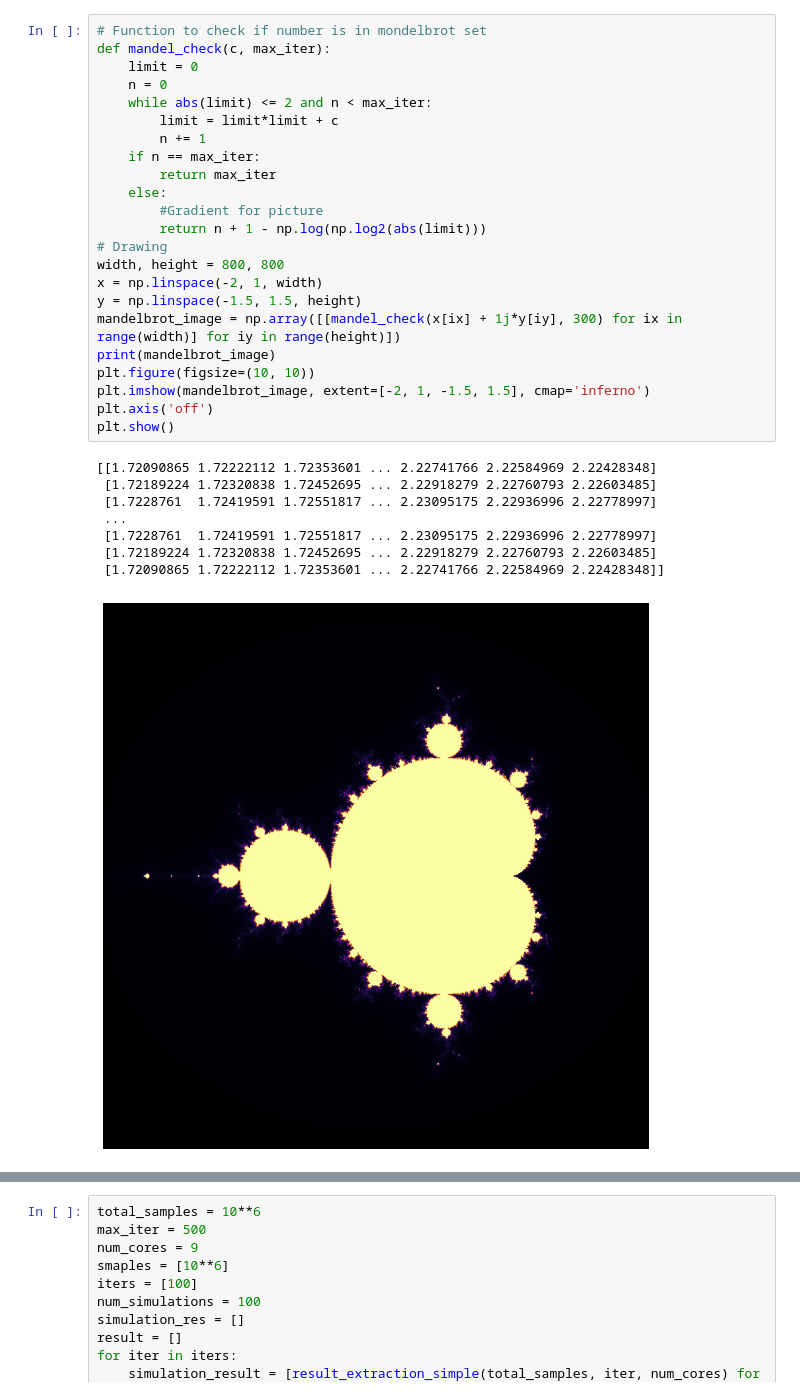
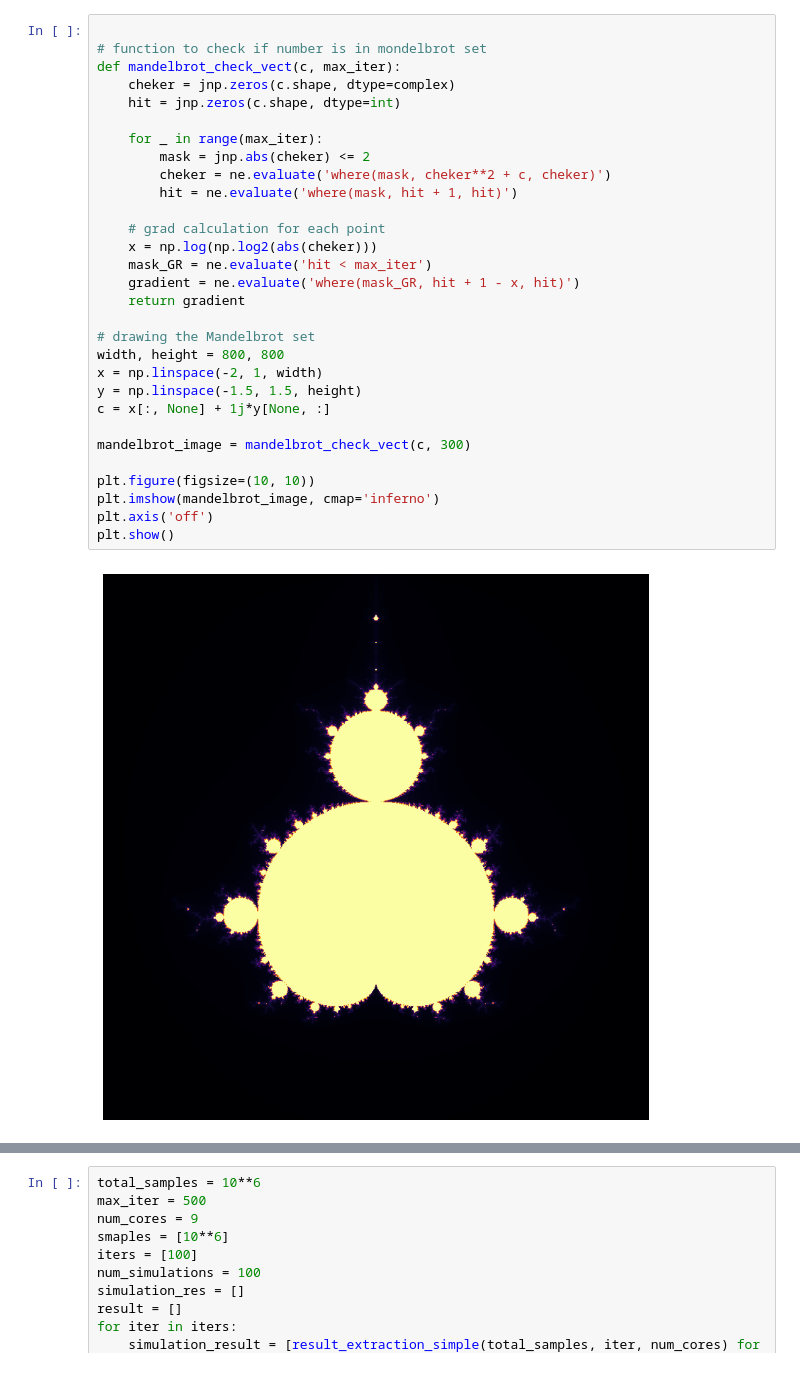
Before and after one commit to iliasoroka1/mandelbrot_area_mtc, a Jupyter notebook: Ass1.ipynb, the cells around one changed output, grey strips where cells are left out. Saved outputs shown, nothing was run; the diff lists cells and outputs as text.

```diff
--- a/Ass1.ipynb
+++ b/Ass1.ipynb
@@ -10,32 +25,32 @@ import matplotlib.pyplot as plt
 # %%
-# Function to check if number is in mondelbrot set
-def mandel_check(c, max_iter):
-    limit = 0
-    n = 0
-    while abs(limit) <= 2 and n < max_iter:
-        limit = limit*limit + c
-        n += 1
-    if n == max_iter:
-        return max_iter
-    else:
-        #Gradient for picture
-        return n + 1 - np.log(np.log2(abs(limit)))
-# Drawing
+
+# function to check if number is in mondelbrot set
+def mandelbrot_check_vect(c, max_iter):
+    cheker = jnp.zeros(c.shape, dtype=complex)
+    hit = jnp.zeros(c.shape, dtype=int)
+
+    for _ in range(max_iter):
+        mask = jnp.abs(cheker) <= 2
+        cheker = ne.evaluate('where(mask, cheker**2 + c, cheker)')
+        hit = ne.evaluate('where(mask, hit + 1, hit)')
+
+    # grad calculation for each point
+    x = np.log(np.log2(abs(cheker)))
+    mask_GR = ne.evaluate('hit < max_iter')
+    gradient = ne.evaluate('where(mask_GR, hit + 1 - x, hit)')
+    return gradient
+
+# drawing the Mandelbrot set
 width, height = 800, 800
 x = np.linspace(-2, 1, width)
 y = np.linspace(-1.5, 1.5, height)
-mandelbrot_image = np.array([[mandel_check(x[ix] + 1j*y[iy], 300) for ix in range(width)] for iy in range(height)])
-print(mandelbrot_image)
+c = x[:, None] + 1j*y[None, :]
+
+mandelbrot_image = mandelbrot_check_vect(c, 300)
+
 plt.figure(figsize=(10, 10))
-plt.imshow(mandelbrot_image, extent=[-2, 1, -1.5, 1.5], cmap='inferno')
+plt.imshow(mandelbrot_image, cmap='inferno')
 plt.axis('off')
 plt.show()
 # %% [output]
-[[1.72090865 1.72222112 1.72353601 ... 2.22741766 2.22584969 2.22428348]
- [1.72189224 1.72320838 1.72452695 ... 2.22918279 2.22760793 2.22603485]
- [1.7228761  1.72419591 1.72551817 ... 2.23095175 2.22936996 2.22778997]
- ...
- [1.7228761  1.72419591 1.72551817 ... 2.23095175 2.22936996 2.22778997]
- [1.72189224 1.72320838 1.72452695 ... 2.22918279 2.22760793 2.22603485]
- [1.72090865 1.72222112 1.72353601 ... 2.22741766 2.22584969 2.22428348]]
-[figure, old version]
+[figure, new version]
```
Also changed, not shown: parts of 23 cells of this notebook.
